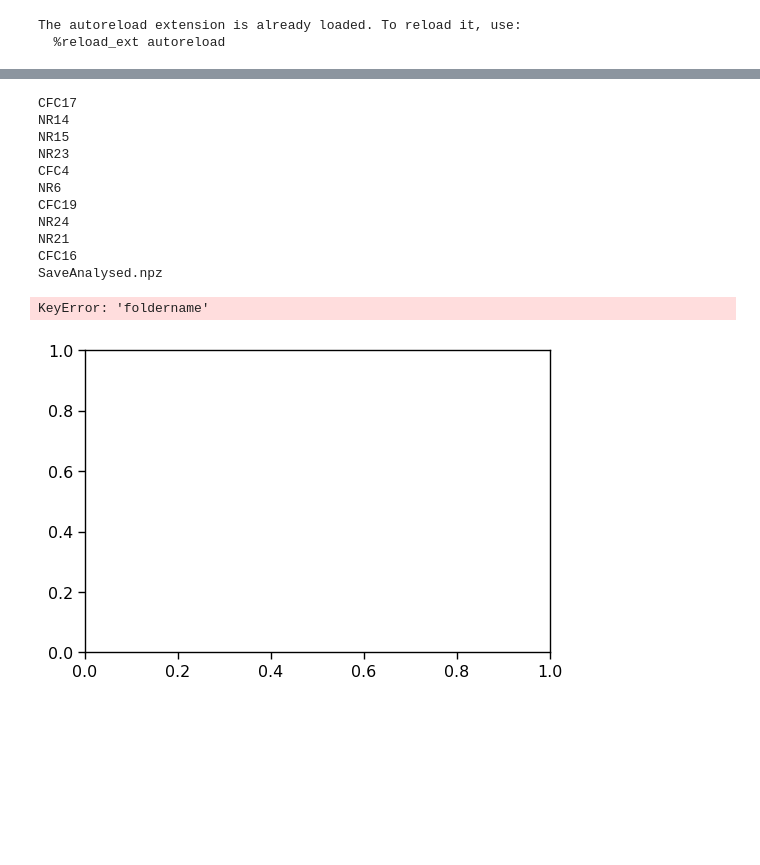
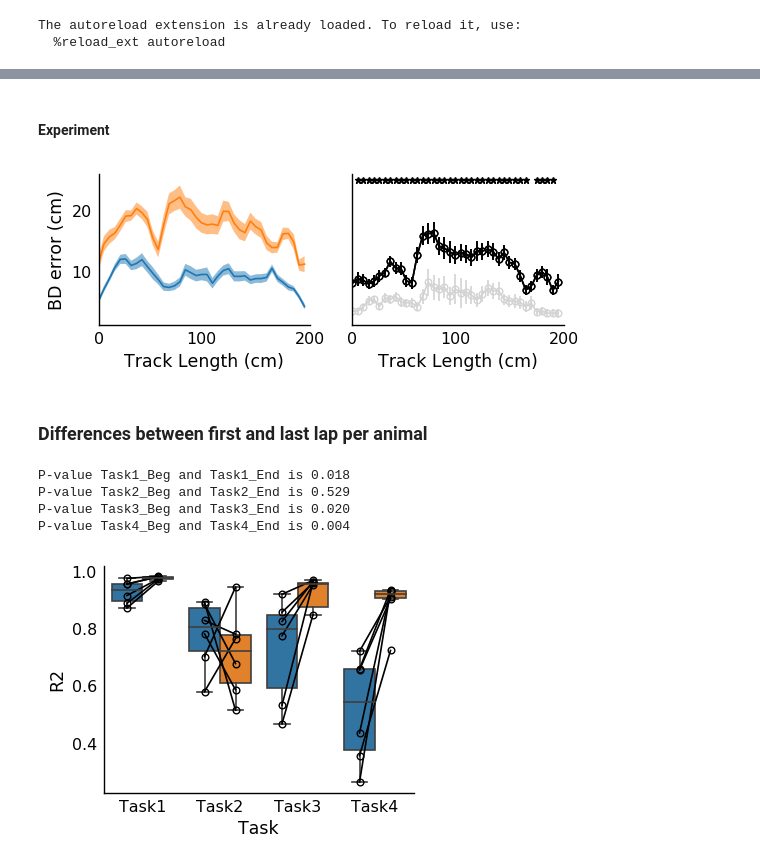
Before and after one commit to seethakris/HPCNoReward, a Jupyter notebook: Figure2/BayesCompiled.ipynb, the cells around one changed output, grey strips where cells are left out. Drawn from its saved outputs; the diff is of its cells as text; code cells hidden in the pictures; blank space fills up the shorter version.

```diff
--- a/Figure2/BayesCompiled.ipynb
+++ b/Figure2/BayesCompiled.ipynb
@@ -17,3 +18,4 @@ The autoreload extension is already loaded. To reload it, use:
   %reload_ext autoreload
 # %%
 DataFolder = '/home/sheffieldlab/Desktop/NoReward/ImagingData/Good_behavior/Dataused/'
+SaveFiguresFolder ='/home/sheffieldlab/Desktop/NoReward/PaperFigures/Figure2/'
@@ -24,17 +121,32 @@ d = CompileModelData(DataFolder)
+# %% [markdown]
+#### Experiment
+# %%
+fs, ax = plt.subplots(1, 2, sharex='all', sharey='all', dpi=100)
+diff_exp = d.compile_meanerror_bytrack(ax, taskstoplot=['Task1', 'Task2'])
+meandiff, semdiff = np.nanmean(diff_cntrl, 0), scipy.stats.sem(diff_cntrl, 0, nan_policy='omit')
+ax[1].errorbar(np.arange(np.size(meandiff)), meandiff, yerr=semdiff, marker='o', markerfacecolor='none',
+               color='lightgrey')
+
+for i in np.arange(np.size(diff_exp, 1)):
+    t, p = scipy.stats.ttest_ind(diff_exp[:, i], diff_cntrl[:, i])
+#     print('%d %0.3f' %(i, p))
+    if p<0.05:
+        ax[1].plot(i, 25, 'k*')
+
+fs.set_size_inches((6, 2))
+fs.savefig(os.path.join(SaveFiguresFolder, 'Errorbytracklength_difference_withcontrol.pdf'),  bbox_inches='tight', transparent=True)
+# %% [output]
+[figure, added]
+# %% [markdown]
+### Differences between first and last lap per animal
 # %%
 fs, ax = plt.subplots(1, sharex='all', dpi=100)
-d.compile_numcells(ax, taskstoplot=['Task1', 'Task2', 'Task3'])
+a = d.plot_error_bytime(ax, taskstoplot=['Task1', 'Task2', 'Task3', 'Task4'])
+fs.set_size_inches((4, 3))
+fs.savefig(os.path.join(SaveFiguresFolder, 'Boxplot_beg_end_laps_alltasks.pdf'),  bbox_inches='tight', transparent=True)
 # %% [output]
-CFC17
-NR14
-NR15
-NR23
-CFC4
-NR6
-CFC19
-NR24
-NR21
-CFC16
-SaveAnalysed.npz
+P-value Task1_Beg and Task1_End is 0.018
+P-value Task2_Beg and Task2_End is 0.529
+P-value Task3_Beg and Task3_End is 0.020
+P-value Task4_Beg and Task4_End is 0.004
-KeyError: 'foldername'
-[figure, old version]
+[figure, new version]
```
Also changed, not shown: parts of 12 cells of this notebook, 28 other files.
